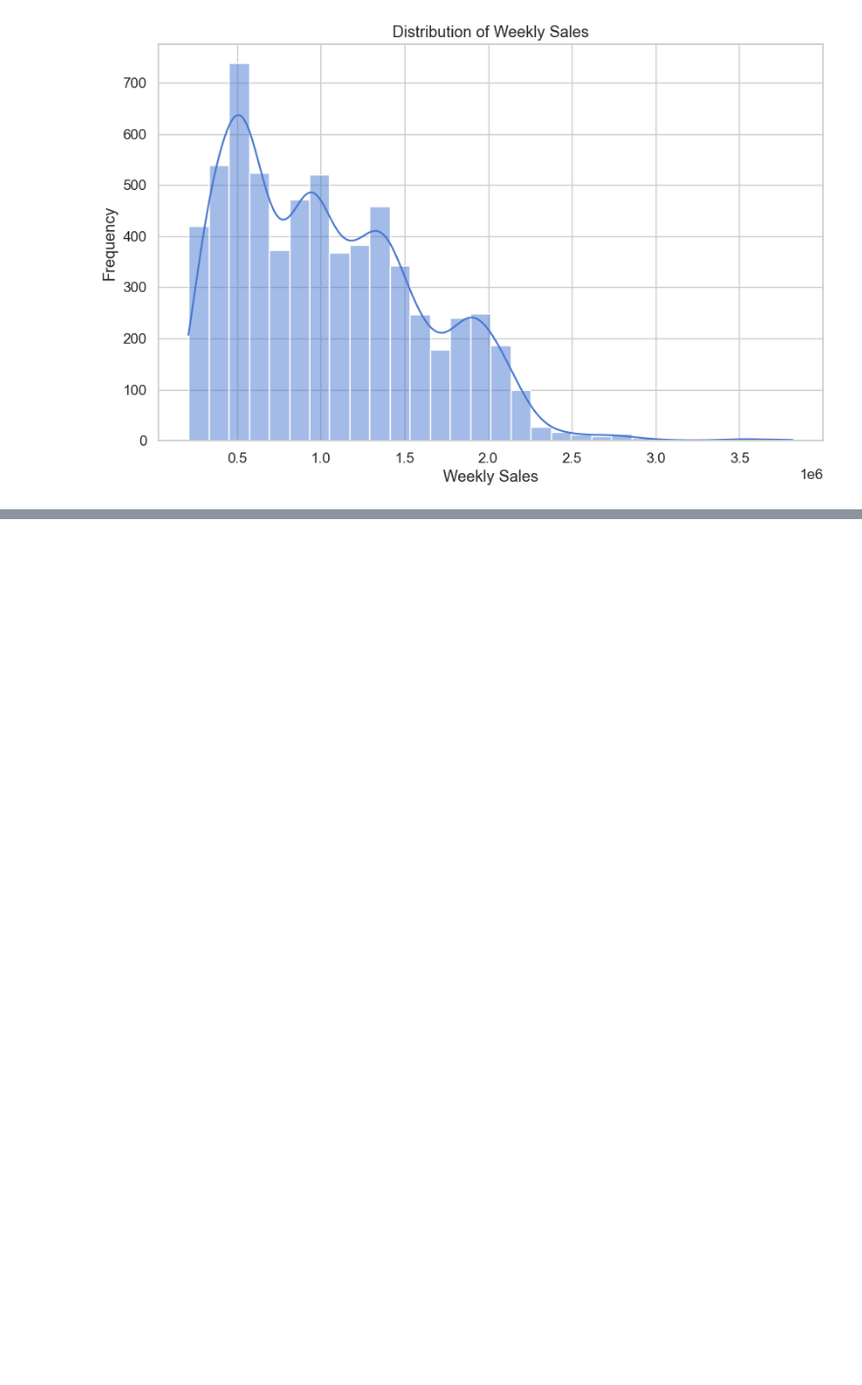
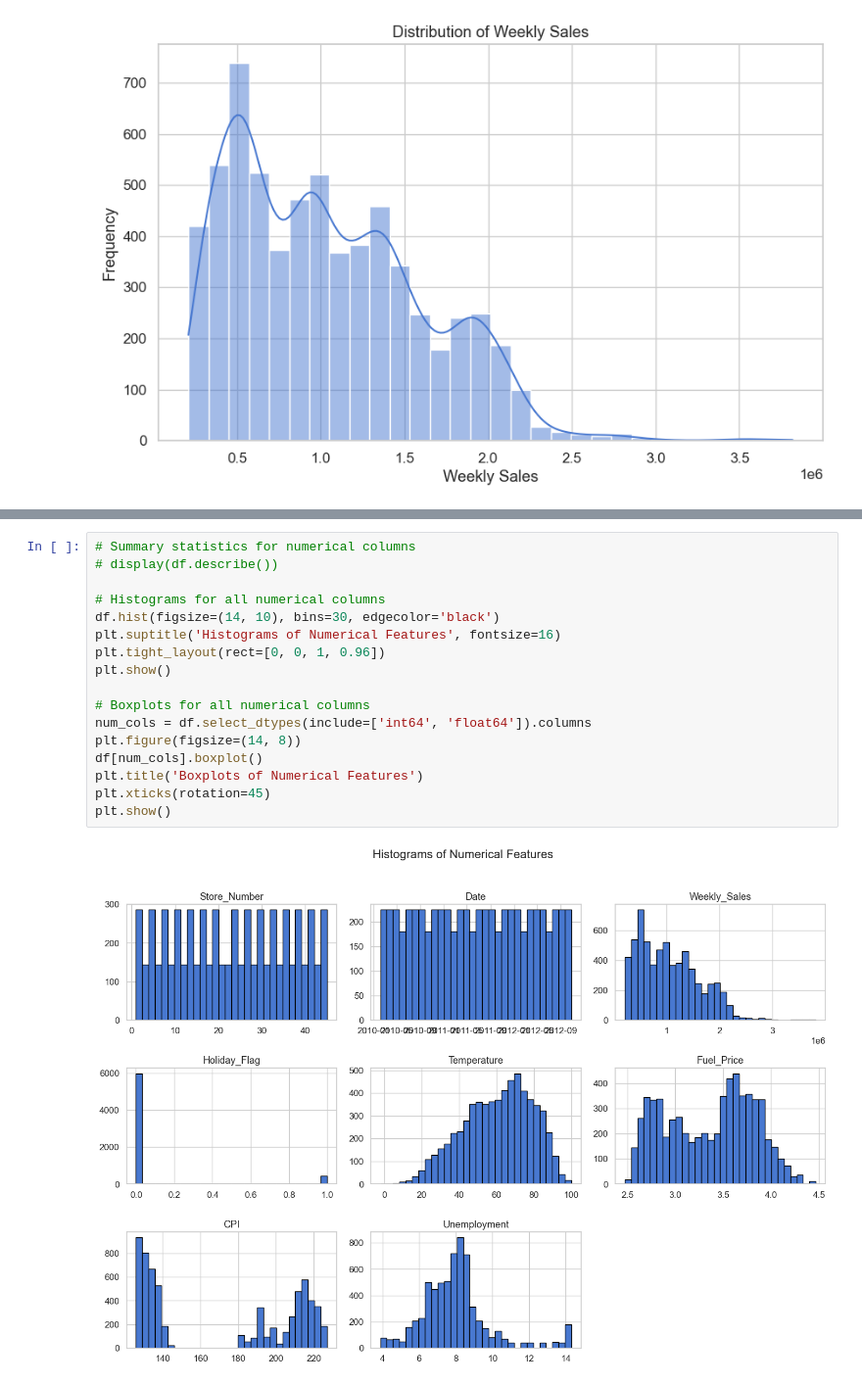
Before and after one commit to Victor-Osei/Walmart-Sales-Analysis-and-Marketing-Recommendations, a Jupyter notebook: walmart.ipynb, the cells around one changed output, grey strips where cells are left out. Shown: that part at 98% size. Drawn from its saved outputs; the diff is of its cells as text; blank space fills up the shorter version.

```diff
--- a/walmart.ipynb
+++ b/walmart.ipynb
@@ -168,0 +173,19 @@ Unique holiday flags: [0 1]
+# %%
+# Summary statistics for numerical columns
+# display(df.describe())
+
+# Histograms for all numerical columns
+df.hist(figsize=(14, 10), bins=30, edgecolor='black')
+plt.suptitle('Histograms of Numerical Features', fontsize=16)
+plt.tight_layout(rect=[0, 0, 1, 0.96])
+plt.show()
+
+# Boxplots for all numerical columns
+num_cols = df.select_dtypes(include=['int64', 'float64']).columns
+plt.figure(figsize=(14, 8))
+df[num_cols].boxplot()
+plt.title('Boxplots of Numerical Features')
+plt.xticks(rotation=45)
+plt.show()
+# %% [output]
+[figure, added]
```
Also changed, not shown: parts of 3 cells of this notebook.
